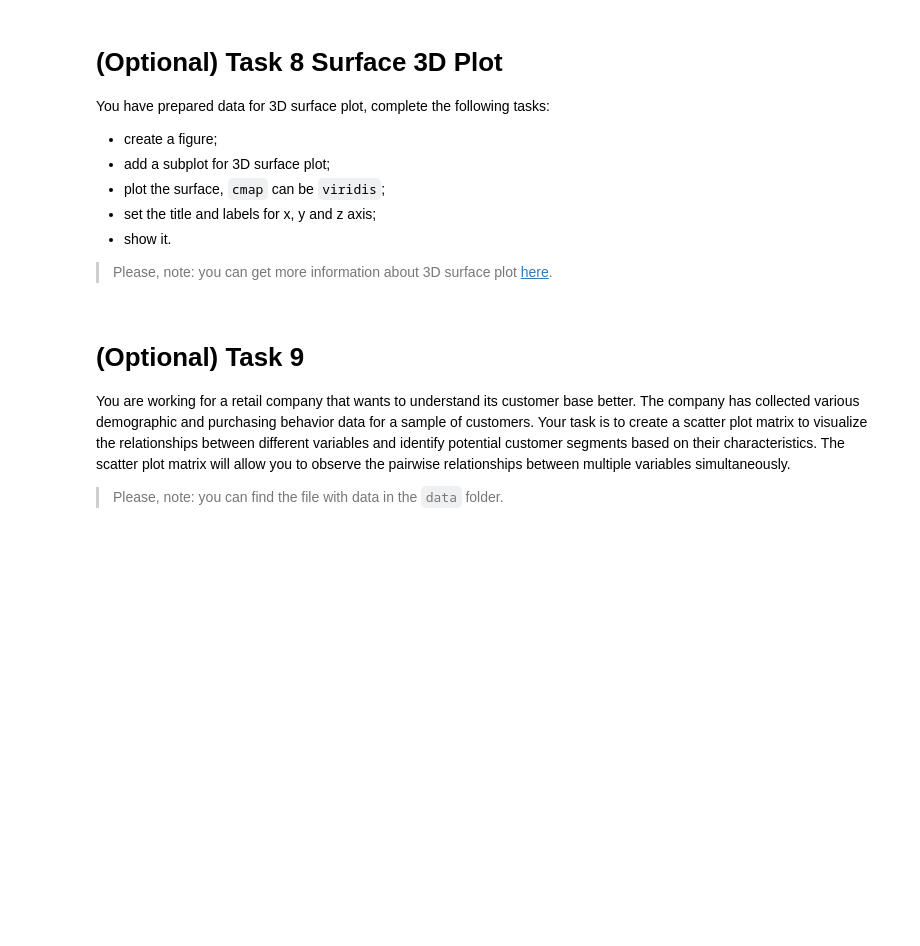
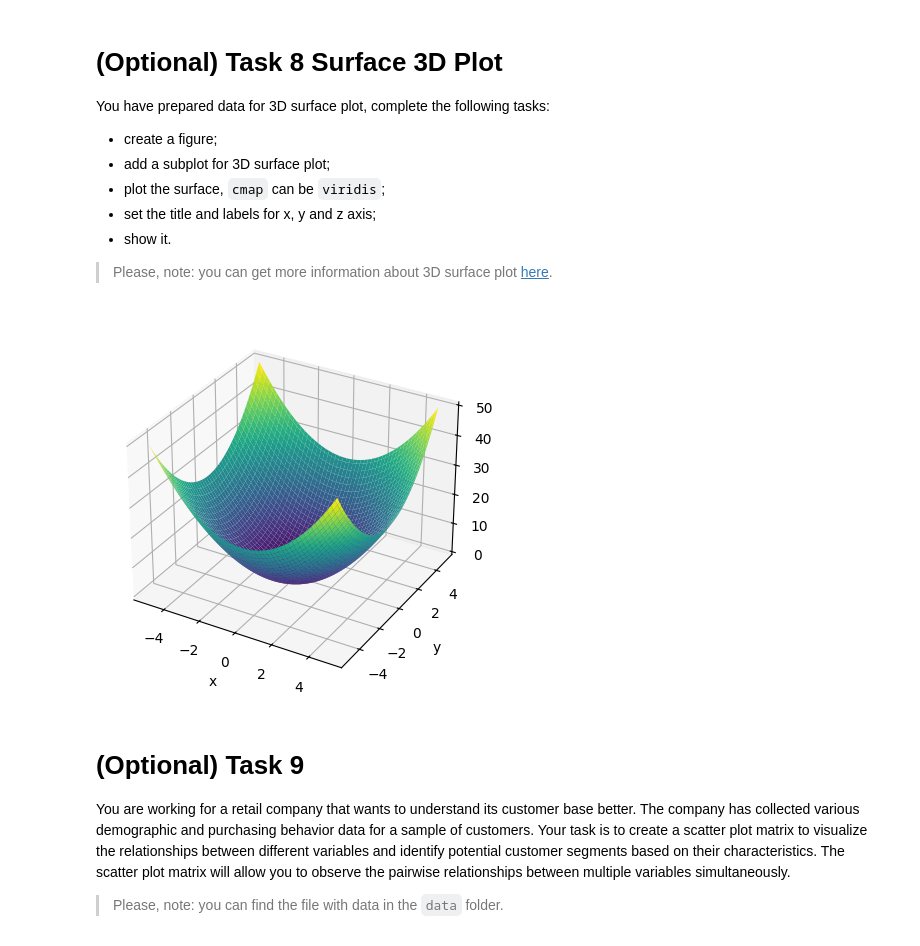
Before and after one commit to SkepskyiDanylo/py-matplotlib, a Jupyter notebook: app/matplotlib.ipynb, the cells around one changed output. Saved outputs shown, nothing was run; the diff lists cells and outputs as text; code cells hidden in the pictures; blank space fills up the shorter version.

```diff
--- a/app/matplotlib.ipynb
+++ b/app/matplotlib.ipynb
@@ -200,12 +199,20 @@ You have prepared data for 3D surface plot, complete the following tasks:
 
 > Please, note: you can get more information about 3D surface plot [here](https://matplotlib.org/stable/gallery/mplot3d/surface3d.html).
 # %%
+from matplotlib import cm
 x = np.linspace(-5, 5, 100)
 y = np.linspace(-5, 5, 100)
 X, Y = np.meshgrid(x, y)
 Z = X**2 + Y**2
 
-# write your code here
+fig, ax = plt.subplots(subplot_kw={"projection": "3d"})
+surf = ax.plot_surface(X,Y,Z, cmap=cm.viridis)
+ax.set_xlabel("x")
+ax.set_ylabel("y")
+ax.set_zlabel("z")
+plt.show()
+# %% [output]
+[figure, added]
 # %% [markdown]
 # (Optional) Task 9
 
```
Also changed, not shown: parts of 6 cells of this notebook.
